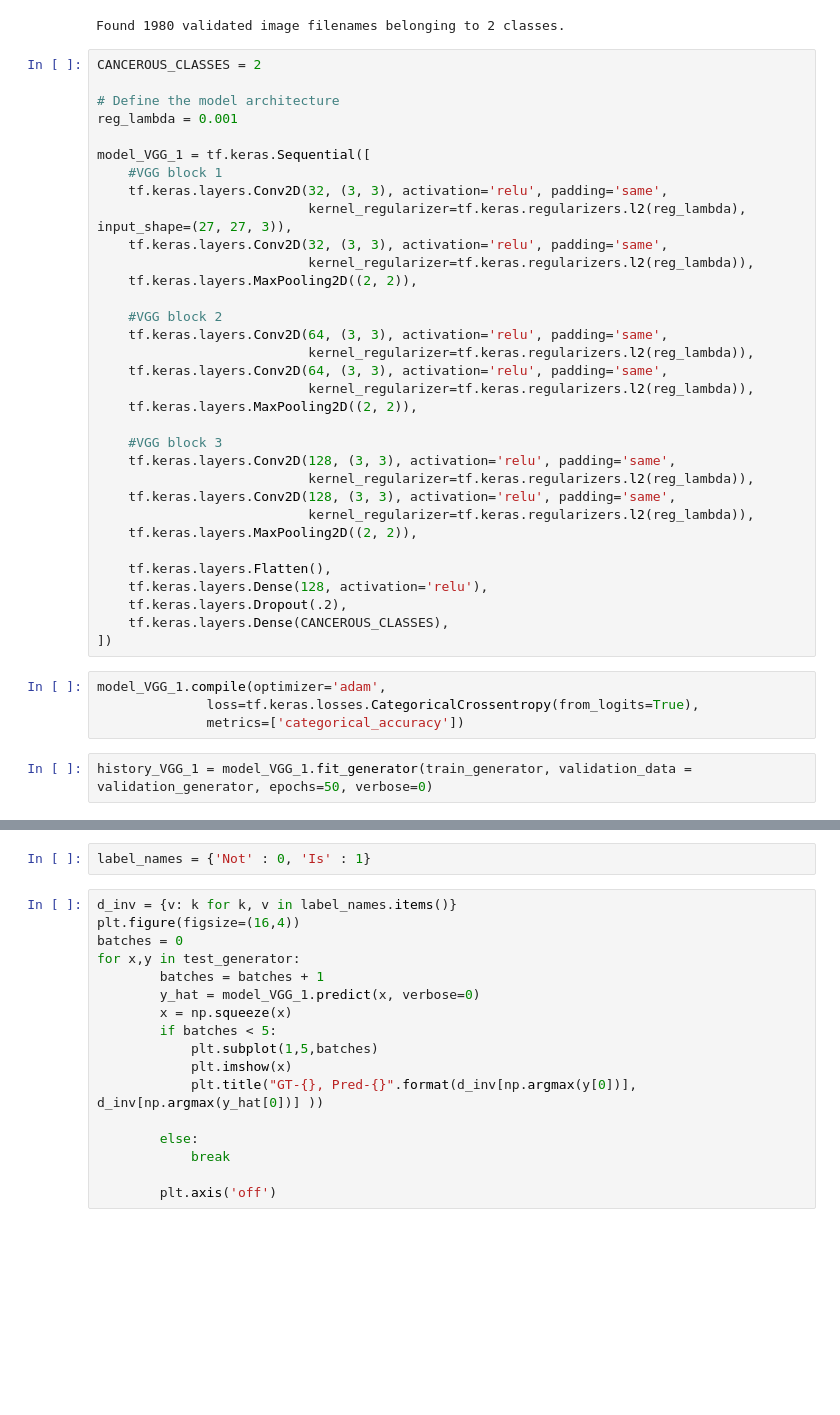
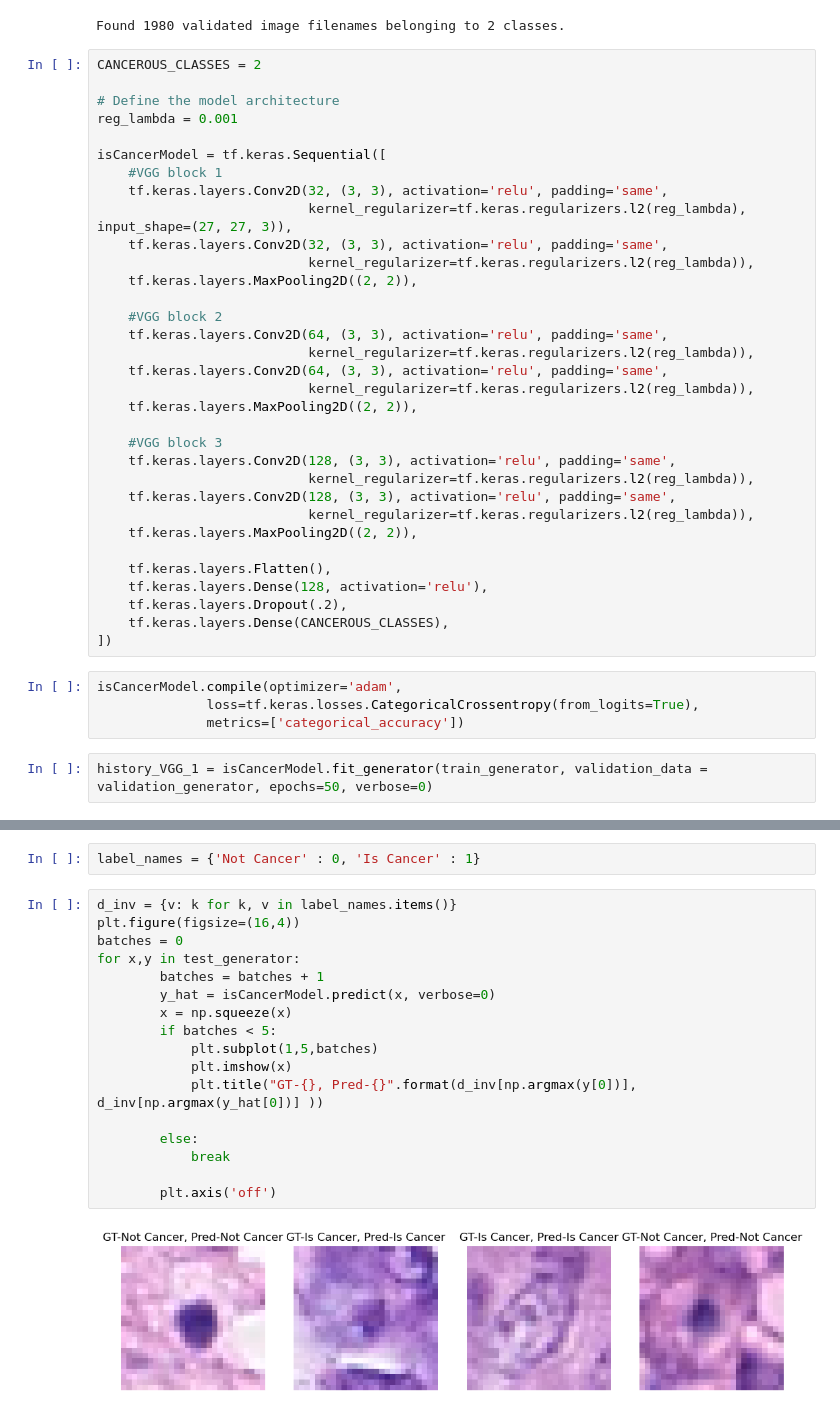
Before and after one commit to s3945693/Image_classification_data, a Jupyter notebook: ml2.ipynb, the cells around one changed output, grey strips where cells are left out. Drawn from its saved outputs; the diff is of its cells as text; blank space fills up the shorter version.

```diff
--- a/ml2.ipynb
+++ b/ml2.ipynb
@@ -441,7 +366,7 @@ CANCEROUS_CLASSES = 2
 # Define the model architecture
 reg_lambda = 0.001
 
-model_VGG_1 = tf.keras.Sequential([
+isCancerModel = tf.keras.Sequential([
     #VGG block 1
     tf.keras.layers.Conv2D(32, (3, 3), activation='relu', padding='same',
                            kernel_regularizer=tf.keras.regularizers.l2(reg_lambda), input_shape=(27, 27, 3)),
@@ -469,9 +394,9 @@ model_VGG_1 = tf.keras.Sequential([
     tf.keras.layers.Dense(CANCEROUS_CLASSES),
 ])
 # %%
-model_VGG_1.compile(optimizer='adam',
+isCancerModel.compile(optimizer='adam',
               loss=tf.keras.losses.CategoricalCrossentropy(from_logits=True),
               metrics=['categorical_accuracy'])
 # %%
-history_VGG_1 = model_VGG_1.fit_generator(train_generator, validation_data = validation_generator, epochs=50, verbose=0)
+history_VGG_1 = isCancerModel.fit_generator(train_generator, validation_data = validation_generator, epochs=50, verbose=0)
 # %% [output]
@@ -484,19 +414,21 @@ model_VGG_1.evaluate(test_generator)
 # %%
-label_names = {'Not' : 0, 'Is' : 1}
+label_names = {'Not Cancer' : 0, 'Is Cancer' : 1}
 # %%
 d_inv = {v: k for k, v in label_names.items()}
 plt.figure(figsize=(16,4))
 batches = 0
 for x,y in test_generator:
         batches = batches + 1
-        y_hat = model_VGG_1.predict(x, verbose=0)
+        y_hat = isCancerModel.predict(x, verbose=0)
         x = np.squeeze(x)
         if batches < 5:
             plt.subplot(1,5,batches)
             plt.imshow(x)
             plt.title("GT-{}, Pred-{}".format(d_inv[np.argmax(y[0])], d_inv[np.argmax(y_hat[0])] ))
 
         else:
             break
 
         plt.axis('off')
+# %% [output]
+[figure, added]
```
Also changed, not shown: parts of 28 cells of this notebook.
